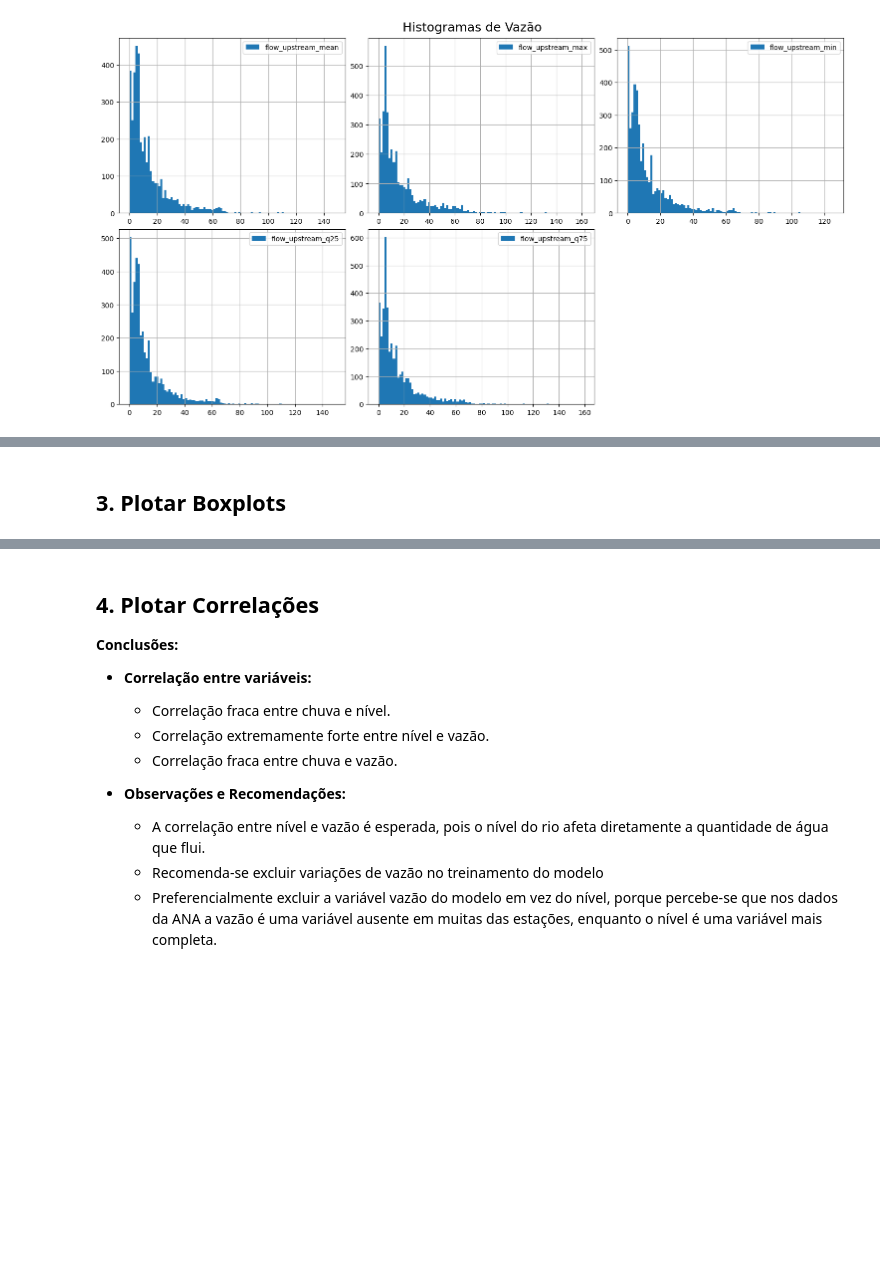
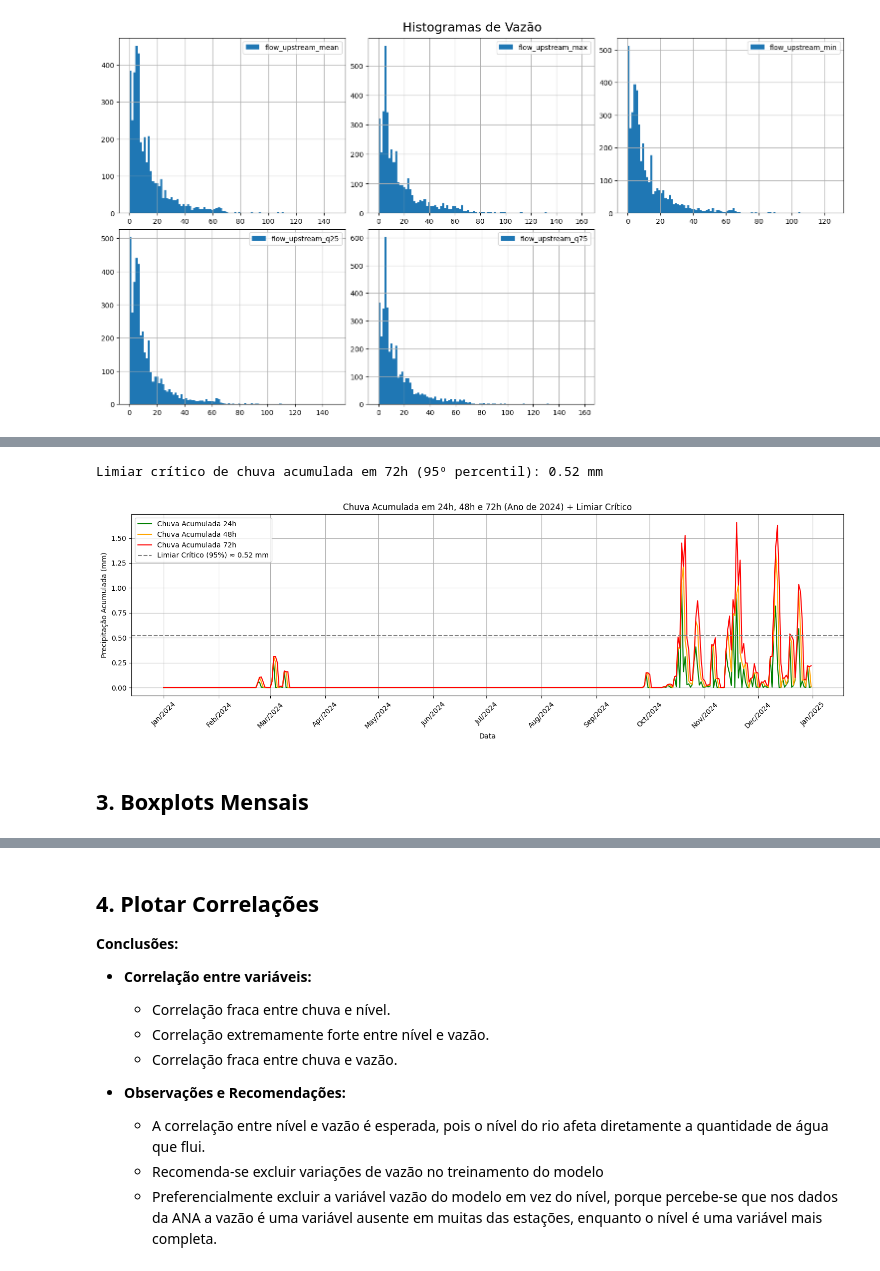
Before and after one commit to brunoconterato/gs-disaster, a Jupyter notebook: src/2. EDA.ipynb, the cells around one changed output, grey strips where cells are left out. Saved outputs shown, nothing was run; the diff lists cells and outputs as text; code cells hidden in the pictures; blank space fills up the shorter version.

```diff
--- a/src/2. EDA.ipynb
+++ b/src/2. EDA.ipynb
@@ -88,2 +129,36 @@ plot_histograms(df, vazao_cols, n_cols=3, bins=100, title="Histogramas de Vazão
+# %%
+# 🌧️ Filtrar apenas os dados de 2024
+df_2024 = df[df['date'].dt.year == 2024]
+
+# 📌 Calcular o limiar estatístico (percentil 95 da chuva acumulada em 72h)
+limiar_critico = df['chuva_72h'].quantile(0.95)
+print(f"Limiar crítico de chuva acumulada em 72h (95º percentil): {limiar_critico:.2f} mm")
+
+# 📊 Plot da chuva acumulada com destaque para o limiar crítico
+plt.figure(figsize=(15, 5))
+plt.plot(df_2024['date'], df_2024['chuva_24h'], label='Chuva Acumulada 24h', color='green')
+plt.plot(df_2024['date'], df_2024['chuva_48h'], label='Chuva Acumulada 48h', color='orange')
+plt.plot(df_2024['date'], df_2024['chuva_72h'], label='Chuva Acumulada 72h', color='red')
+
+# 🧱 Linha horizontal indicando o limiar
+plt.axhline(y=limiar_critico, color='gray', linestyle='--', label=f'Limiar Crítico (95%) ≈ {limiar_critico:.2f} mm')
+
+plt.title("Chuva Acumulada em 24h, 48h e 72h (Ano de 2024) + Limiar Crítico")
+plt.xlabel("Data")
+plt.ylabel("Precipitação Acumulada (mm)")
+plt.legend()
+plt.grid(True)
+
+# 🗓️ Eixo X formatado com mês e ano
+import matplotlib.dates as mdates
+plt.gca().xaxis.set_major_locator(mdates.MonthLocator())
+plt.gca().xaxis.set_major_formatter(mdates.DateFormatter('%b/%Y'))
+plt.xticks(rotation=45)
+
+plt.tight_layout()
+plt.show()
+# %% [output]
+Limiar crítico de chuva acumulada em 72h (95º percentil): 0.52 mm
+[figure, added]
 # %% [markdown]
-## 3. Plotar Boxplots
+## 3. Boxplots Mensais
```
Also changed, not shown: parts of 11 cells of this notebook.
